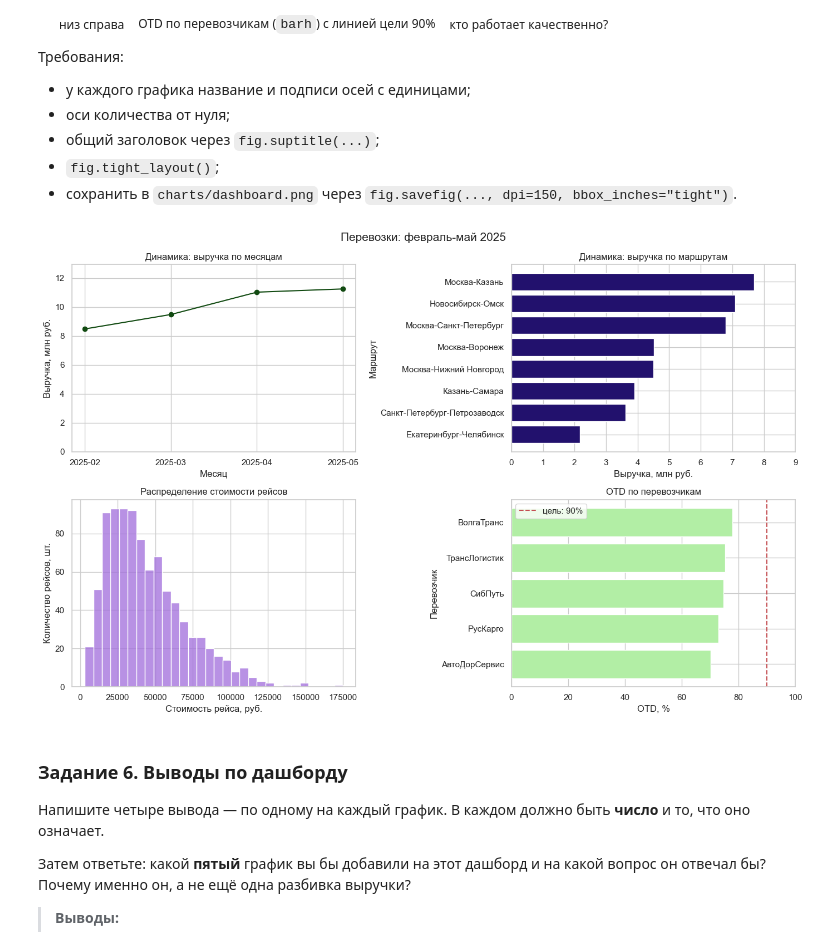
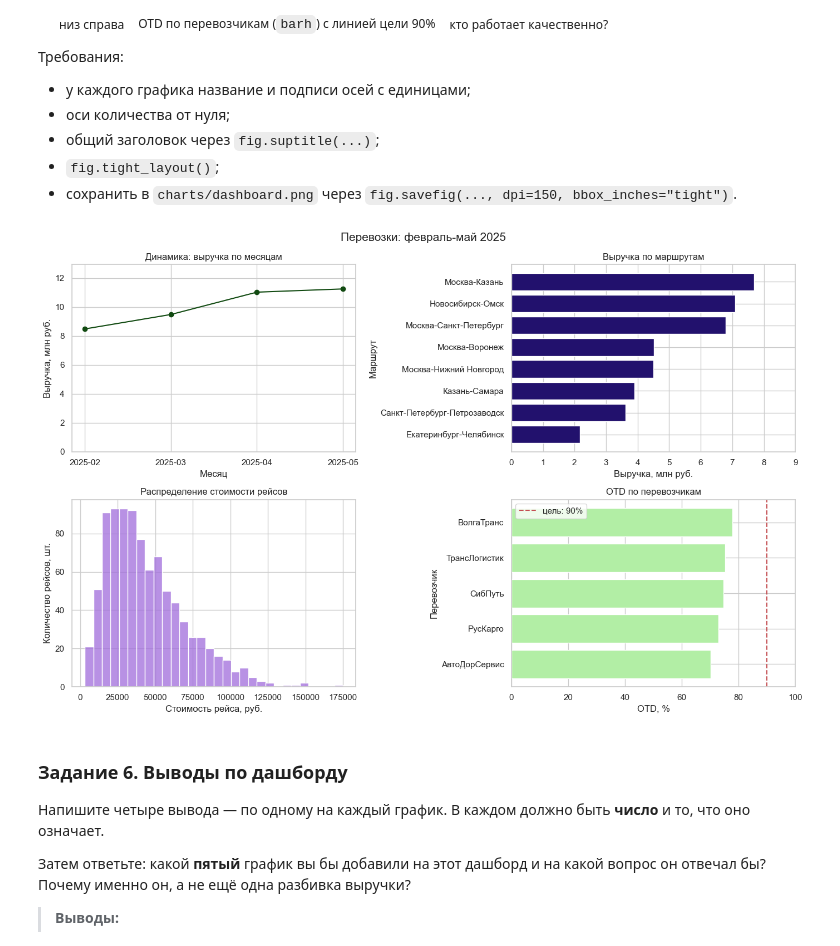
Before and after one commit to Ksu291/laboratory-work, a Jupyter notebook: S5 31.10.26/LW2.ipynb, the cells around one changed output. Drawn from its saved outputs; the diff is of its cells as text; code cells hidden in the pictures.

```diff
--- a/S5 31.10.26/LW2.ipynb
+++ b/S5 31.10.26/LW2.ipynb
@@ -806,37 +808,37 @@ axes[0, 0].set_ylim(0, monthly_rev.max() * 1.15)
 # верх справа: выручка по маршрутам
 route_rev = (df.groupby('route')['cost_rub'].sum().sort_values() / 1_000_000)
 axes[0, 1].barh(route_rev.index, route_rev.values, color="#22116D")
-axes[0, 1].set_title("Динамика: выручка по маршрутам")
+axes[0, 1].set_title("Выручка по маршрутам")
 axes[0, 1].set_xlabel('Выручка, млн руб.')
 axes[0, 1].set_ylabel("Маршрут")
 axes[0, 1].set_xlim(0, 9)
 
 # низ слева: распределение стоимости
 sns.histplot(data=df, x='cost_rub', bins=30, color='#A16DDC', ax=axes[1, 0])
 axes[1, 0].set_title("Распределение стоимости рейсов")
 axes[1, 0].set_xlabel('Стоимость рейса, руб.')
 axes[1, 0].set_ylabel("Количество рейсов, шт.")
 axes[1, 0].set_ylim(bottom=0)
 
 # низ справа: OTD по перевозчикам
 otd = (df.groupby('carrier')['delay_h'].apply(lambda s: (s==0).mean()*100).sort_values())
 axes[1, 1].barh(otd.index, otd.values, color="#B2EEA5")
 axes[1, 1].set_title("OTD по перевозчикам")
 axes[1, 1].set_xlabel('OTD, %')
 axes[1, 1].set_ylabel("Перевозчик")
 axes[1, 1].set_xlim(0, 100)
 axes[1, 1].axvline(90, color="#C44E52", linestyle="--", label="цель: 90%")
 axes[1, 1].legend()
 
 fig.suptitle("Перевозки: февраль-май 2025", fontsize=15)
 fig.tight_layout()
 
 Path("charts").mkdir(exist_ok=True)
 fig.savefig("charts/dashboard.png", dpi=150, bbox_inches='tight')
 
 plt.show()
 # %% [output]
-[figure, old version]
+[figure, new version]
 # %% [markdown]
 ### Задание 6. Выводы по дашборду
 
```
Also changed, not shown: parts of 6 cells of this notebook, 45 other files.
